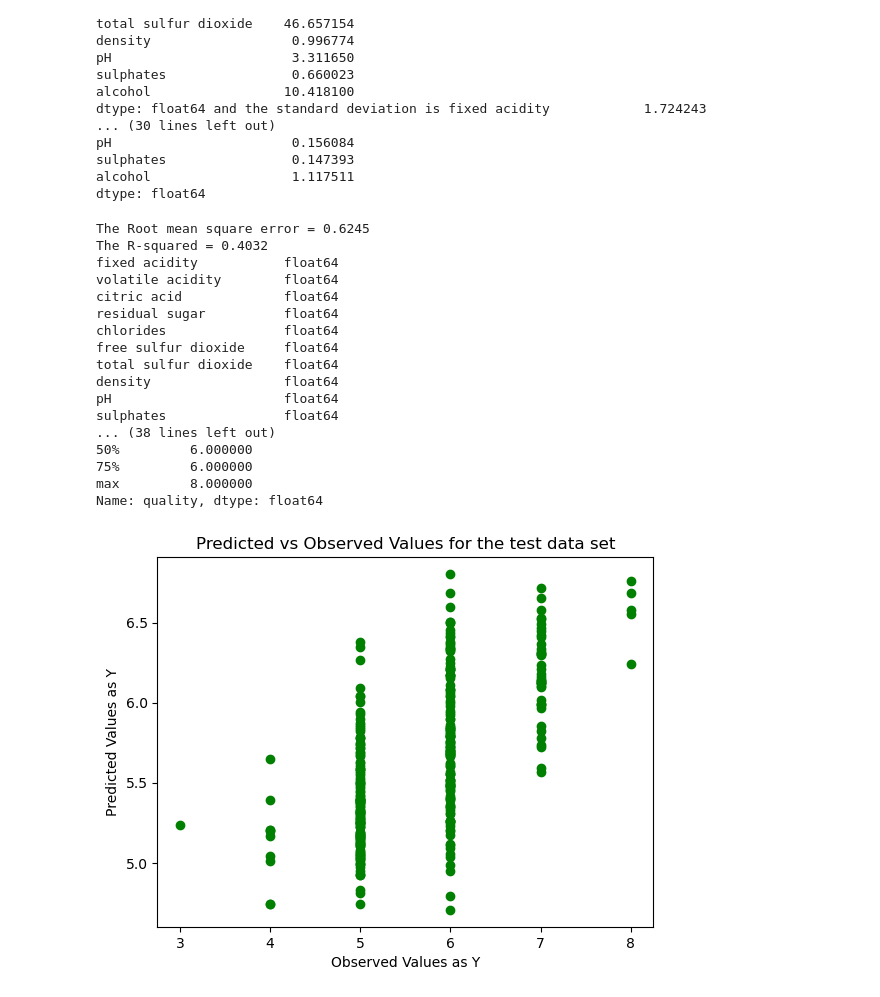
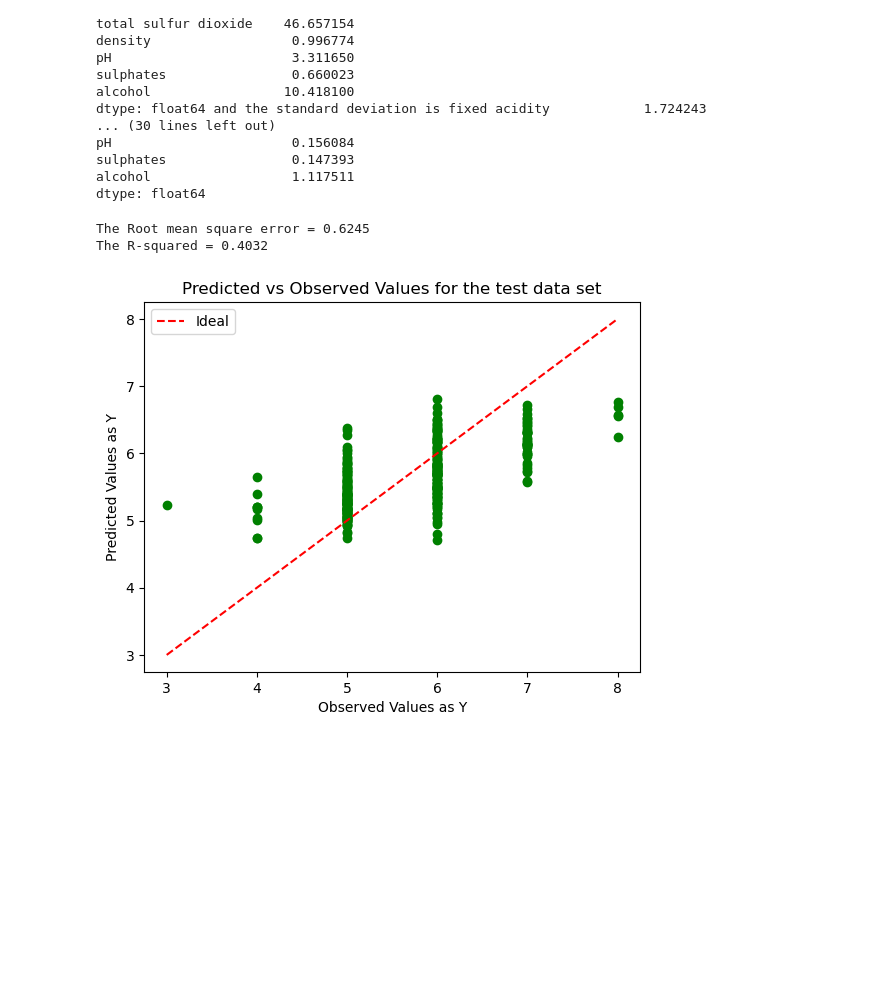
Before and after one commit to ramprashant66/CSC177_Poject1, a Jupyter notebook: assignment 2/Assignment2.ipynb, the cells around one changed output. Drawn from its saved outputs; the diff is of its cells as text; code cells hidden in the pictures; blank space fills up the shorter version.

Commit message:
Added a line of best-fit

```diff
--- a/assignment 2/Assignment2.ipynb
+++ b/assignment 2/Assignment2.ipynb
@@ -266,52 +266,32 @@ dtype: float64
 # %%
 # fitting multiple regression model to training set
 
 import numpy
 from sklearn import linear_model
 from sklearn.metrics import mean_squared_error, r2_score
 
 # creating a multiple leaner model object
 multiple_regression = linear_model.LinearRegression()
 
 # fitting the model to the training data
 multiple_regression.fit(x_train, y_train)
 
 # applying the model to the test data
 y_predicted = multiple_regression.predict(x_test)
 
-# comparing the predicted values with the observed values
-matPlot.scatter(y_test, y_predicted, color='green')
-matPlot.title('Predicted vs Observed Values for the test data set')
-matPlot.xlabel('Observed Values as Y')
-matPlot.ylabel('Predicted Values as Y')
-
 # Evaluating the model
 print('The Root mean square error = %.4f' % numpy.sqrt(mean_squared_error(y_test, y_predicted)))
 print('The R-squared = %.4f' % r2_score(y_test, y_predicted))
 
-# print(data[features.columns].dtypes)
-# print(data[['quality']].dtypes)
-# print(data[features.columns].describe())
-# print(data['quality'].describe())
-
-# # df_corr = data.corr()
-# # print(df_corr['Recovered'].sort_values())
+# comparing the predicted values with the observed values with a line of best-fit
+matPlot.scatter(y_test, y_predicted, color='green')
+matPlot.title('Predicted vs Observed Values for the test data set')
+matPlot.plot([y_test.min(), y_test.max()], [y_test.min(), y_test.max()], 'r--', label='Ideal')
+matPlot.xlabel('Observed Values as Y')
+matPlot.ylabel('Predicted Values as Y')
+matPlot.legend()
+matPlot.show()
 # %% [output]
 The Root mean square error = 0.6245
 The R-squared = 0.4032
-fixed acidity           float64
-volatile acidity        float64
-citric acid             float64
-residual sugar          float64
-chlorides               float64
-free sulfur dioxide     float64
-total sulfur dioxide    float64
-density                 float64
-pH                      float64
-sulphates               float64
-... (38 lines left out)
-50%         6.000000
-75%         6.000000
-max         8.000000
-Name: quality, dtype: float64
-[figure, old version]
+[figure, new version]
```
